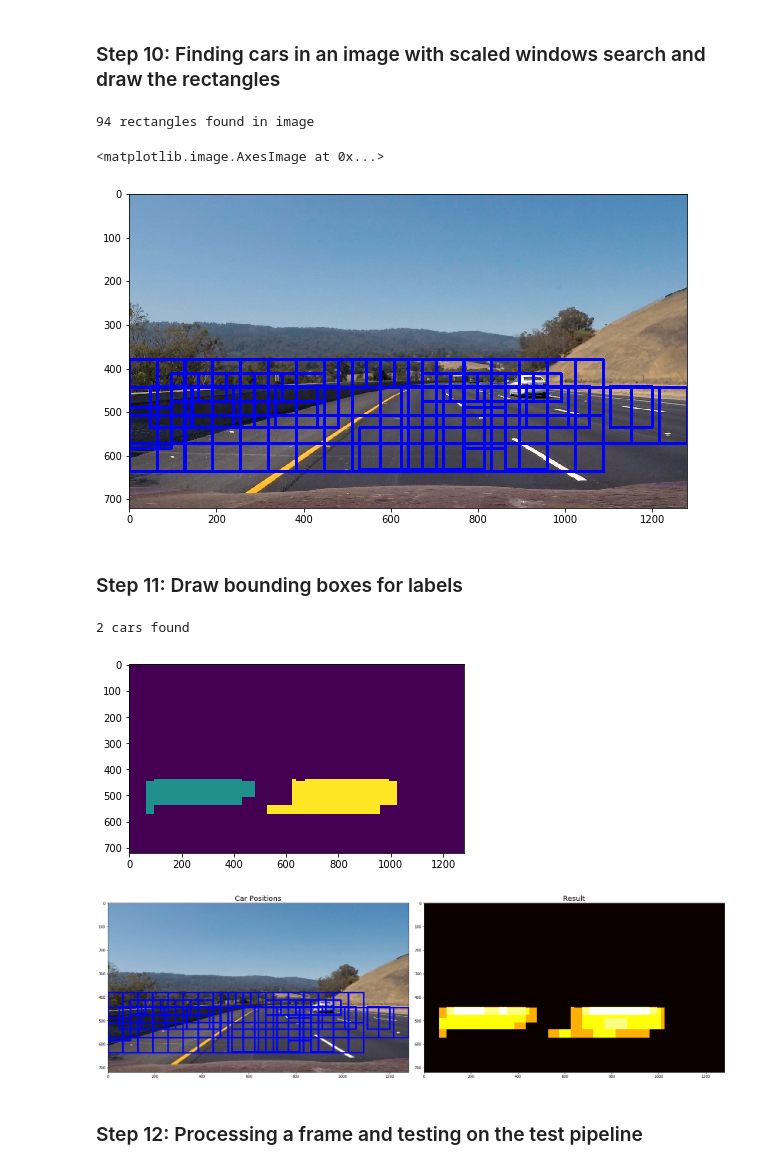
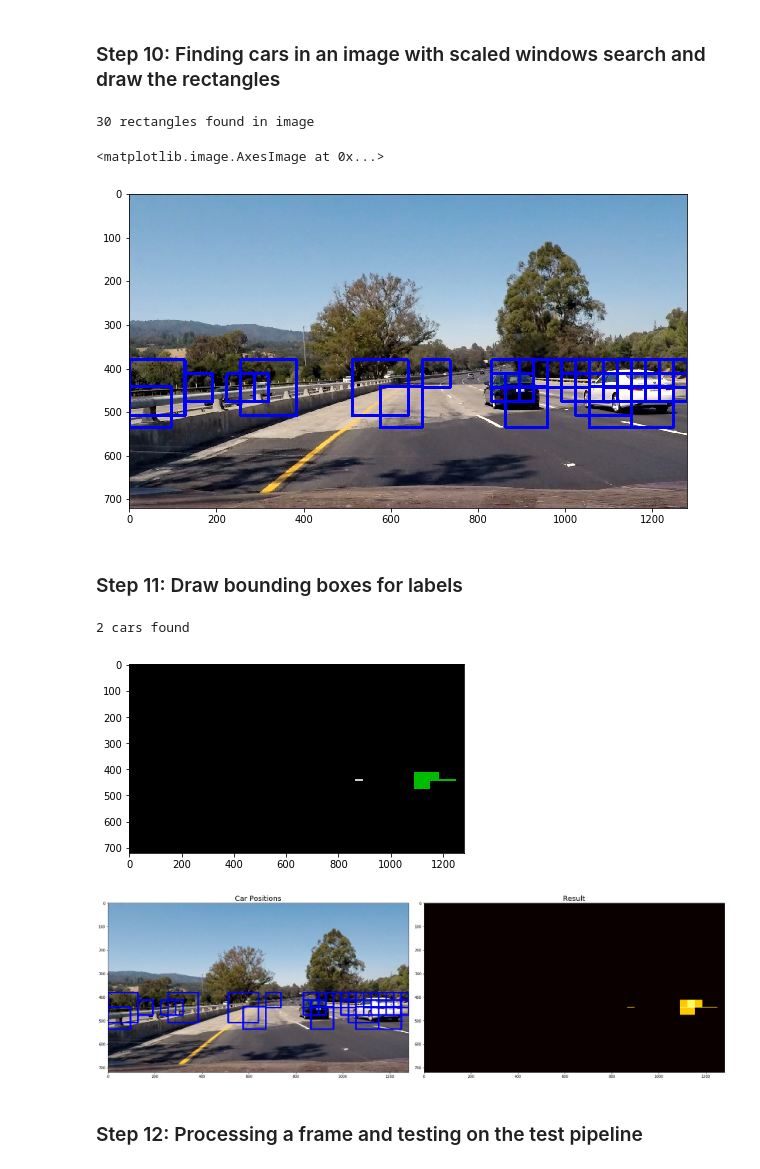
Before and after one commit to mrsandipandas/Udacity_Vehicle-Detection-P5, a Jupyter notebook: Vehicle_detection.ipynb, the cells around one changed output. Saved outputs shown, nothing was run; the diff lists cells and outputs as text; code cells hidden in the pictures.

```diff
--- a/Vehicle_detection.ipynb
+++ b/Vehicle_detection.ipynb
@@ -391,14 +391,14 @@ X_scaler.mean_ = scaler_params['mean']
 X_scaler.scale_ = scaler_params['scale']
 
 # Feature extraction parameters
-colorspace = 'YUV' # Can be RGB, HSV, LUV, HLS, YUV, YCrCb
-orient = 11
+colorspace = 'YCrCb' # Can be RGB, HSV, LUV, HLS, YUV, YCrCb
+orient = 9
 pix_per_cell = 16
 cell_per_block = 2
 hog_channel = "ALL" # Can be 0, 1, 2, or "ALL"
 hog_feat = True # HOG features on or off
 spatial_size = (16, 16) # Spatial binning dimensions
-spatial_feat = True # Spatial features on or off
+spatial_feat = False # Spatial features on or off
 hist_bins = 16    # Number of histogram bins
 hist_feat = True # Histogram features on or off
 
@@ -411,7 +411,9 @@ def convert_color(img, conv='RGB2YCrCb'):
     if conv == 'RGB2LUV':
         return cv2.cvtColor(img, cv2.COLOR_RGB2LUV)
 
-def find_cars(img, ystart, ystop, scale, svc, X_scaler, orient, pix_per_cell, cell_per_block, spatial_size, hist_bins):
+def find_cars(img, ystart, ystop, scale, svc, X_scaler, orient,
+              pix_per_cell, cell_per_block, spatial_size,
+              hist_bins, cells_per_step = 2):
 
     draw_img = np.copy(img)
     img = img.astype(np.float32)/255
@@ -434,7 +436,7 @@ def find_cars(img, ystart, ystop, scale, svc, X_scaler, orient, pix_per_cell, ce
     # 64 was the orginal sampling rate, with 8 cells and 8 pix per cell
     window = 64
     nblocks_per_window = (window // pix_per_cell) - cell_per_block + 1
-    cells_per_step = 2  # Instead of overlap, define how many cells to step
+    #cells_per_step = 2  # Instead of overlap, define how many cells to step
     nxsteps = (nxblocks - nblocks_per_window) // cells_per_step + 1
     nysteps = (nyblocks - nblocks_per_window) // cells_per_step + 1
 
@@ -467,7 +469,7 @@ def find_cars(img, ystart, ystop, scale, svc, X_scaler, orient, pix_per_cell, ce
             hist_features = color_hist(subimg, nbins=hist_bins)
 
             # Scale features and make a prediction
-            test_features = X_scaler.transform(np.hstack((spatial_features, hist_features, hog_features)).reshape(1, -1))
+            test_features = X_scaler.transform(np.hstack((hist_features, hog_features)).reshape(1, -1))
             #test_features = X_scaler.transform(np.hstack((shape_feat, hist_feat)).reshape(1, -1))
             test_prediction = svc.predict(test_features)
 
@@ -487,15 +489,15 @@ def find_cars_scaled_window(image, svc, X_scaler, orient, pix_per_cell, cell_per
 
     ystart = start
     ystop = start + height//3
-    img, bboxes1 = find_cars(image, ystart, ystop, 1.0, clf, X_scaler, orient, pix_per_cell, cell_per_block, spatial_size, hist_bins)
+    img, bboxes1 = find_cars(image, ystart, ystop, 1.0, clf, X_scaler, orient, pix_per_cell, cell_per_block, spatial_size, hist_bins, 2)
 
     ystart = start + height//6
     ystop = start + 3*height//4
-    img, bboxes2 = find_cars(img, ystart, ystop, 1.5, clf, X_scaler, orient, pix_per_cell, cell_per_block, spatial_size, hist_bins)
+    img, bboxes2 = find_cars(img, ystart, ystop, 1.5, clf, X_scaler, orient, pix_per_cell, cell_per_block, spatial_size, hist_bins, 4)
 
     ystart = start
-    ystop = start + 5*height//6
-    img, bboxes3 = find_cars (img, ystart, ystop, 2, clf, X_scaler, orient, pix_per_cell, cell_per_block, spatial_size, hist_bins)
+    ystop = start + height
+    img, bboxes3 = find_cars (img, ystart, ystop, 2, clf, X_scaler, orient, pix_per_cell, cell_per_block, spatial_size, hist_bins, 8)
 
     bboxes.extend(bboxes1)
     bboxes.extend(bboxes2)
@@ -509,7 +511,7 @@ def find_cars_scaled_window(image, svc, X_scaler, orient, pix_per_cell, cell_per
 
 
 # Test on example images
-test_img = mpimg.imread('test_images/test3.jpg')
+test_img = mpimg.imread('test_images/test4.jpg')
 test_img_rects, bboxes = find_cars_scaled_window(test_img, clf, X_scaler, orient, pix_per_cell, cell_per_block, spatial_size, hist_bins)
 
 print(len(bboxes), 'rectangles found in image')
@@ -517,9 +519,9 @@ print(len(bboxes), 'rectangles found in image')
 plt.figure(figsize=(10,10))
 plt.imshow(test_img_rects)
 # %% [output]
-94 rectangles found in image
+30 rectangles found in image
 <matplotlib.image.AxesImage at 0x...>
-[figure, old version]
+[figure, new version]
 # %% [markdown]
 ### Step 11: Draw bounding boxes for labels
 # %%
@@ -554,37 +556,37 @@ def draw_labeled_bboxes(img, labels):
     # Return the image
     return img
 
 heat = np.zeros_like(test_img_rects[:,:,0]).astype(np.float)
 # Add heat to each box in box list
 heat = add_heat(heat, bboxes)
 
 # Apply threshold to help remove false positives
-threshold = 4
+threshold = 3
 heat = apply_threshold(heat, threshold)
 
 # Visualize the heatmap when displaying
 heatmap = np.clip(heat, 0, 255)
 
 # Find final boxes from heatmap using label function
 labels = label(heatmap, structure=np.ones((3, 3)))
 print(labels[1], 'cars found')
-plt.imshow(labels[0])
+plt.imshow(labels[0], cmap='spectral')
 draw_img = draw_labeled_bboxes(np.copy(test_img_rects), labels)
 
 def show_images(image1, image2,  image1_exp="Image 1", image2_exp="Image 2"):
     f, (ax1, ax2) = plt.subplots(1, 2, figsize=(24, 9))
     f.tight_layout()
     ax1.imshow(image1)
     ax1.set_title(image1_exp, fontsize=20)
     ax2.imshow(image2, cmap='hot')
     ax2.set_title(image2_exp, fontsize=20)
     plt.subplots_adjust(left=0., right=1, top=0.9, bottom=0.)
 
 show_images(draw_img, heatmap, "Car Positions", "Result")
 # %% [output]
 2 cars found
-[figure, old version]
+[figure, new version]
-[figure, old version]
+[figure, new version]
 # %% [markdown]
 ### Step 12: Processing a frame and testing on the test pipeline
 # %%
```
Also changed, not shown: parts of 10 cells of this notebook, 12 other files.
